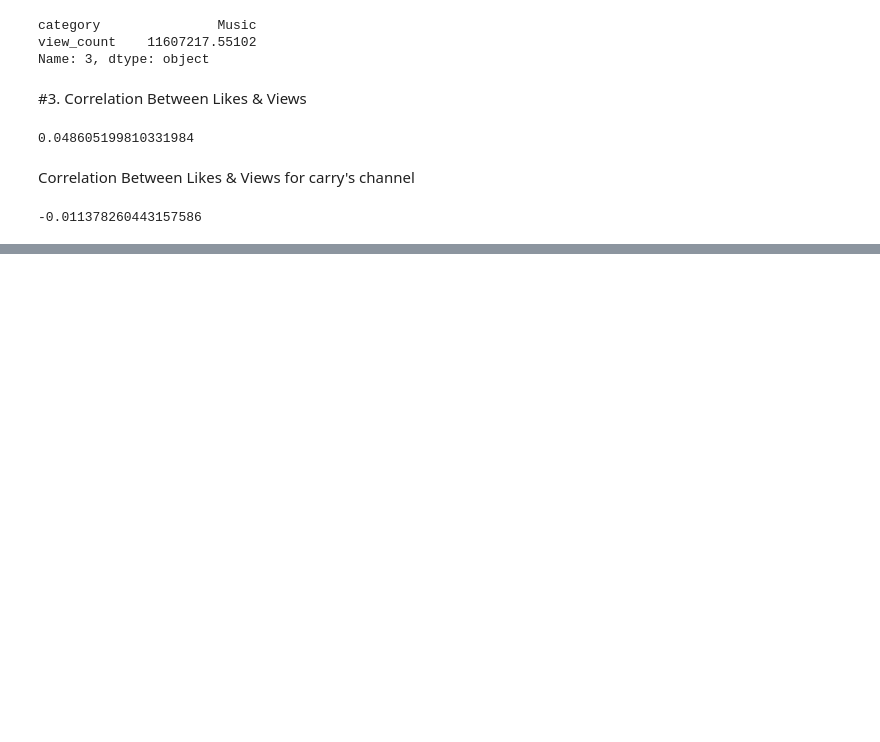
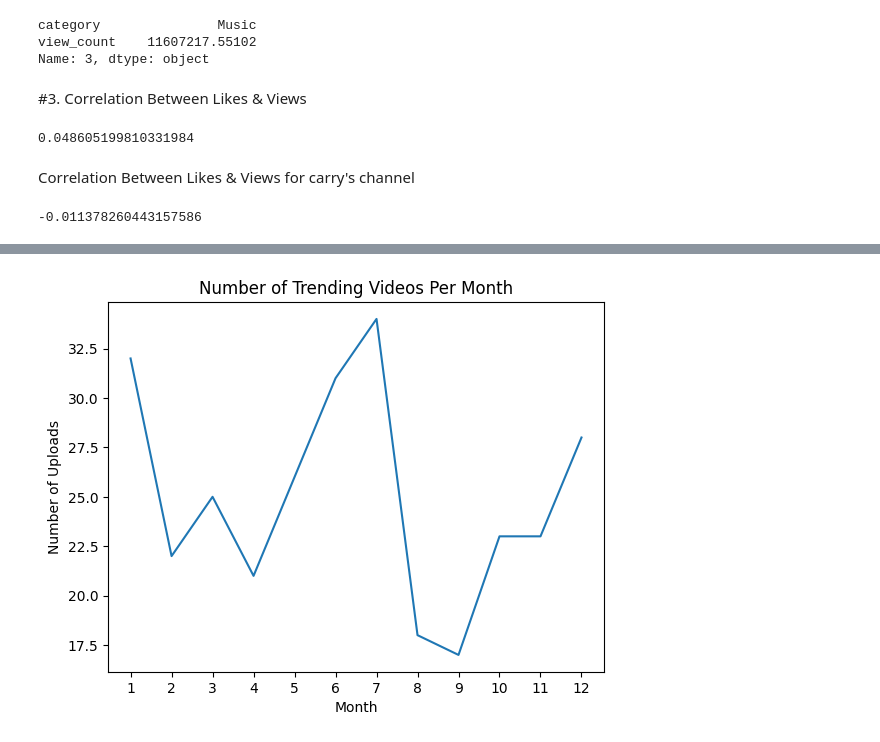
Before and after one commit to shubhkhandare/YouTube-Data-Analysis, a Jupyter notebook: youtube_data.ipynb, the cells around one changed output, grey strips where cells are left out. Saved outputs shown, nothing was run; the diff lists cells and outputs as text; code cells hidden in the pictures; blank space fills up the shorter version.

```diff
--- a/youtube_data.ipynb
+++ b/youtube_data.ipynb
@@ -153,0 +201,11 @@ print(df_corr_carry)
+# %%
+
+
+plt.plot(upload_counts.index, upload_counts.values)
+plt.title('Number of Trending Videos Per Month')
+plt.xlabel('Month')
+plt.ylabel('Number of Uploads')
+plt.xticks(upload_counts.index)
+plt.show()
+# %% [output]
+[figure, added]
```
Also changed, not shown: parts of 6 cells of this notebook.
